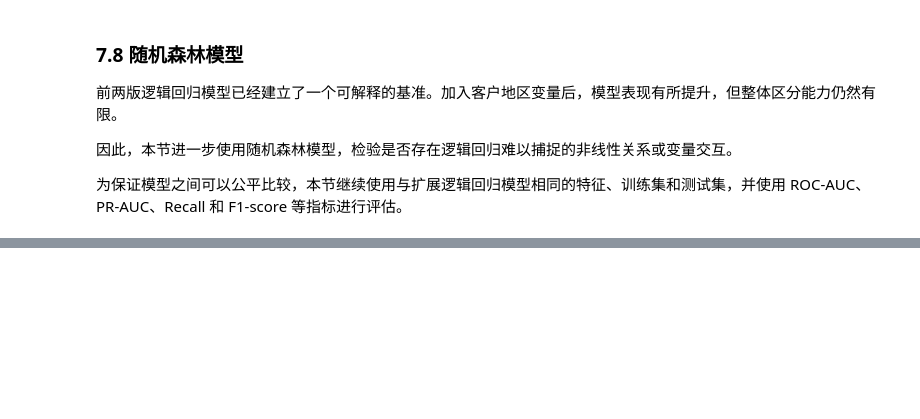
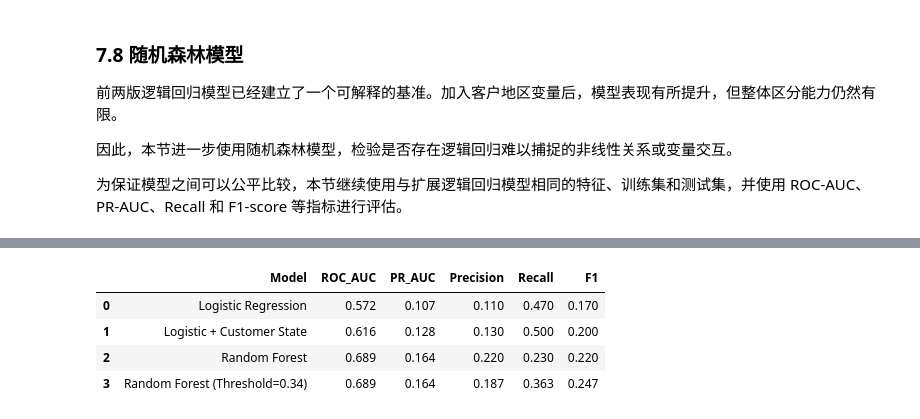
Before and after one commit to 1936196484leex-cloud/ecommerce-delivery-analysis, a Jupyter notebook: notebooks/01_data_explpration.ipynb, the cells around one changed output, grey strips where cells are left out. Cells and saved outputs as stored; diff of their text form; code cells hidden in the pictures; blank space fills up the shorter version.

```diff
--- a/notebooks/01_data_explpration.ipynb
+++ b/notebooks/01_data_explpration.ipynb
@@ -1839,0 +1999,43 @@ PR-AUC: 0.12800667997159756
+# %%
+model_comparison = pd.DataFrame([
+    {
+        "Model": "Logistic Regression",
+        "ROC_AUC": 0.572,
+        "PR_AUC": 0.107,
+        "Precision": 0.11,
+        "Recall": 0.47,
+        "F1": 0.17
+    },
+    {
+        "Model": "Logistic + Customer State",
+        "ROC_AUC": 0.616,
+        "PR_AUC": 0.128,
+        "Precision": 0.13,
+        "Recall": 0.50,
+        "F1": 0.20
+    },
+    {
+        "Model": "Random Forest",
+        "ROC_AUC": 0.689,
+        "PR_AUC": 0.164,
+        "Precision": 0.22,
+        "Recall": 0.23,
+        "F1": 0.22
+    },
+    {
+        "Model": "Random Forest (Threshold=0.34)",
+        "ROC_AUC": 0.689,
+        "PR_AUC": 0.164,
+        "Precision": 0.187,
+        "Recall": 0.363,
+        "F1": 0.247
+    }
+])
+
+model_comparison
+# %% [output]
+|  | Model | ROC_AUC | PR_AUC | Precision | Recall | F1 |
+| 0 | Logistic Regression | 0.572 | 0.107 | 0.110 | 0.470 | 0.170 |
+| 1 | Logistic + Customer State | 0.616 | 0.128 | 0.130 | 0.500 | 0.200 |
+| 2 | Random Forest | 0.689 | 0.164 | 0.220 | 0.230 | 0.220 |
+| 3 | Random Forest (Threshold=0.34) | 0.689 | 0.164 | 0.187 | 0.363 | 0.247 |
```
Also changed, not shown: parts of 29 cells of this notebook.
